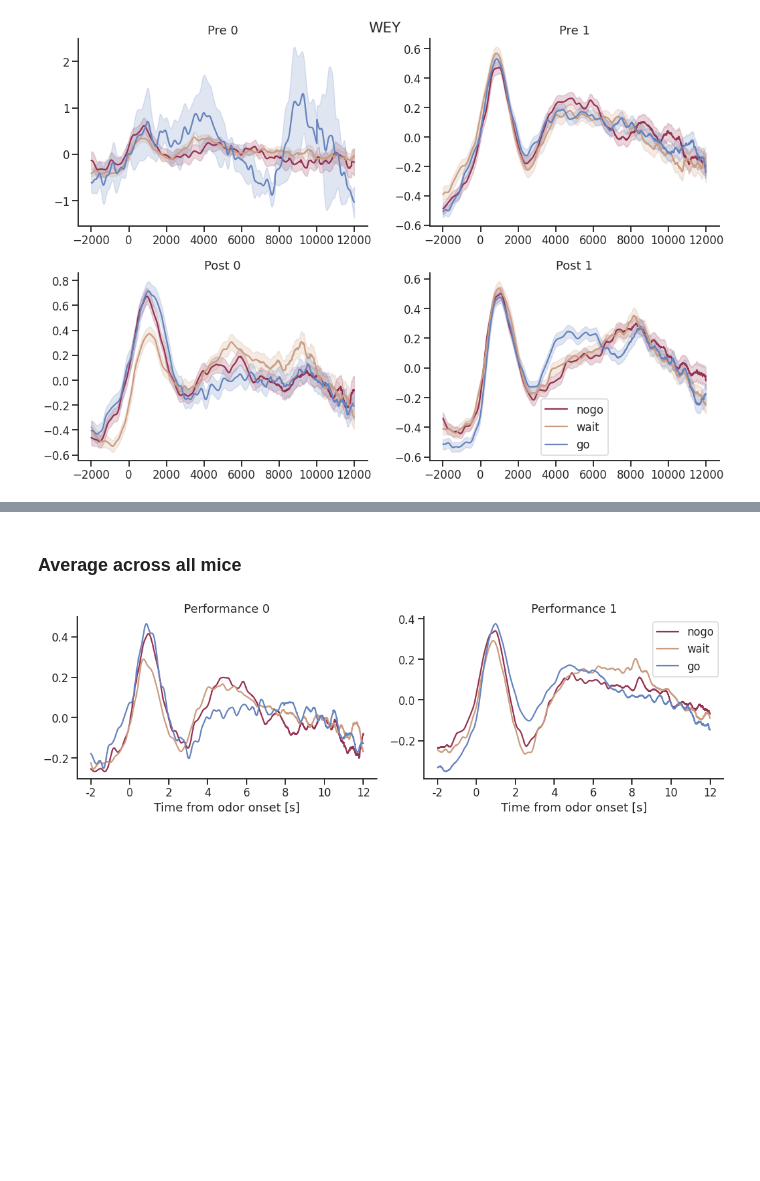
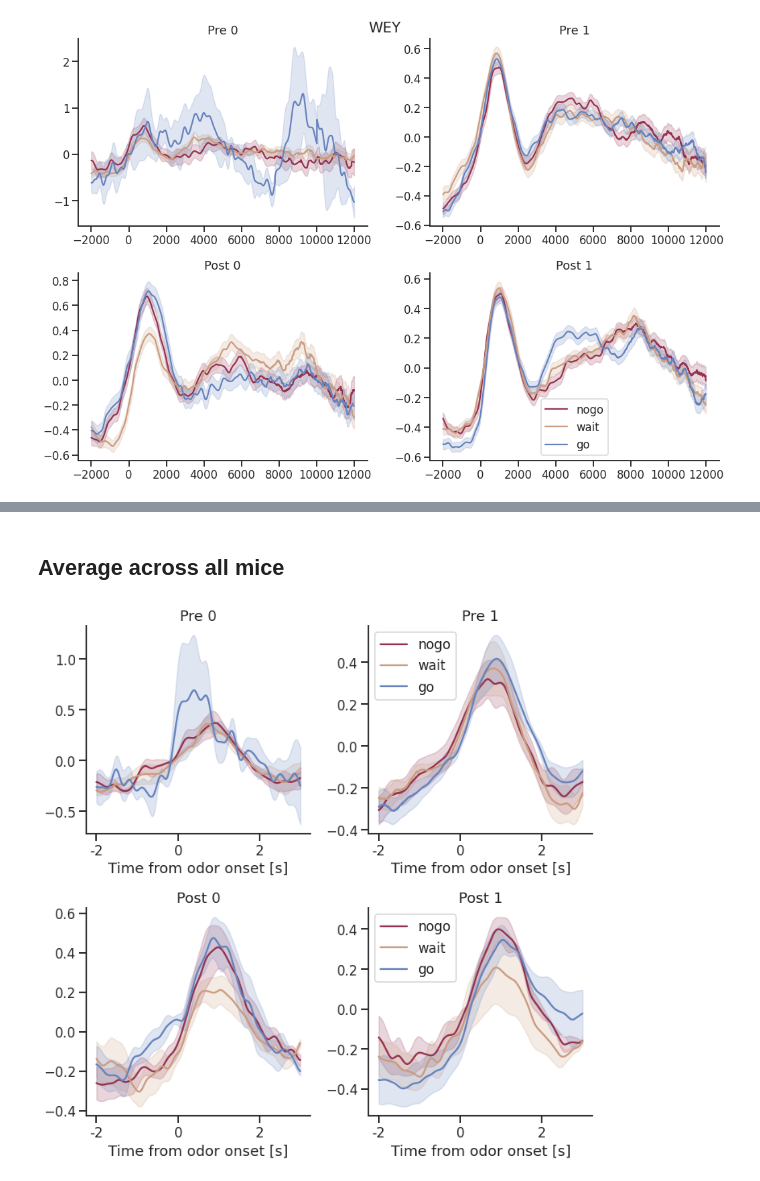
Before and after one commit to juhuntenburg/instrumental_conditioning, a Jupyter notebook: 04_GCamp_Data.ipynb, the cells around one changed output, grey strips where cells are left out. Saved outputs shown, nothing was run; the diff lists cells and outputs as text; code cells hidden in the pictures; blank space fills up the shorter version.

```diff
--- a/04_GCamp_Data.ipynb
+++ b/04_GCamp_Data.ipynb
@@ -40,7 +42,10 @@ np.save(data_dir+"odor_aligned/all_gpmt_corr.npy", np.asarray(df_all_odor))
 ### Plot odor aligned response per mouse
 # %%
 df = pd.read_csv(data_dir+"all_mice.csv", usecols=['dataset', 'type', 'performance', 'day'])
-gpmt = np.load(data_dir+"odor_aligned/all_gpmt_corr.npy".format(mouse))
+gpmt = np.load(data_dir+"odor_aligned/all_gpmt_corr.npy")
+types = ['nogo', 'wait', 'go']
+colors = [sns.color_palette('twilight_shifted',10)[i] for i in [-2,-4,2]]
+performances = [0,1]
 # %%
 mouse = 'SHA'
 days = [range(-8,0)]
@@ -172,30 +199,36 @@ plt.tight_layout();
 # %% [markdown]
- ### Average across all mice
+## Average across all mice
 # %%
-fig, ax = plt.subplots(1,2, figsize=(15,5))
+fig, ax = plt.subplots(2,2, figsize=(10,10))
 mice = ['TAY', 'UUU', 'VVV', 'WEY']
+periods = ['Pre', 'Post']
 
+for period in range(len(periods)):
+    for c in range(len(types)):
+        for p in performances:
+            L = np.zeros((gpmt.shape[0], len(mice)))
+            for m in range(len(mice)):
+                if period == 0:
+                    idcs = df[(df['type']==types[c]) & (df['performance']==p) &
+                              (df['dataset'].str.contains(mice[m])) & (df['day']<0)].index
+                elif period == 1:
+                    idcs = df[(df['type']==types[c]) & (df['performance']==p) &
+                              (df['dataset'].str.contains(mice[m])) & (df['day']>=0)].index
+                L[:,m] = np.nanmean(gpmt[:,idcs], axis=1)
 
-for c in range(len(types)):
-    for p in performances:
+            x = np.arange(-2000, 3000)
+            y = np.nanmean(L[3000:8000], axis=1)
+            sem = stats.sem(L[3000:8000], axis=1, nan_policy='omit')
 
-        L = np.zeros((gpmt.shape[0], len(mice)))
-        for m in range(len(mice)):
-            idcs = df[(df['type']==types[c]) & (df['performance']==p) &
-                      (df['dataset'].str.contains(mice[m]))].index
-            L[:,m] = np.nanmean(gpmt[:,idcs], axis=1)
+            ax[period,p].plot(x, y, color=colors[c], label="{}".format(types[c]))
+            ax[period,p].fill_between(x, (y-sem), (y+sem), color=colors[c], alpha=.2)
+            ax[period,p].set_xticks([-2000, 0, 2000])
+            ax[period,p].set_xticklabels([-2,0,2])
+            ax[period,p].set_xlabel('Time from odor onset [s]')
+            ax[period,p].set_title('{} {}'.format(periods[period], performances[p]))
+            sns.despine()
 
-        x = np.arange(-2000, 12000)
-        y = np.nanmean(L[3000:17000], axis=1)
-
-        ax[p].plot(x, y, color=colors[c], label="{}".format(types[c]))
-        ax[p].set_xticks([-2000, 0, 2000, 4000,6000,8000,10000,12000])
-        ax[p].set_xticklabels([-2,0,2,4,6,8,10,12])
-        ax[p].set_xlabel('Time from odor onset [s]')
-        ax[p].set_title('Performance {}'.format(performances[p]))
-        sns.despine()
-
-    ax[p].legend()
+    ax[period,p].legend()
 plt.tight_layout()
 # %% [output]
-[figure, old version]
+[figure, new version]
```
Also changed, not shown: parts of 14 cells of this notebook, 3 other files.
